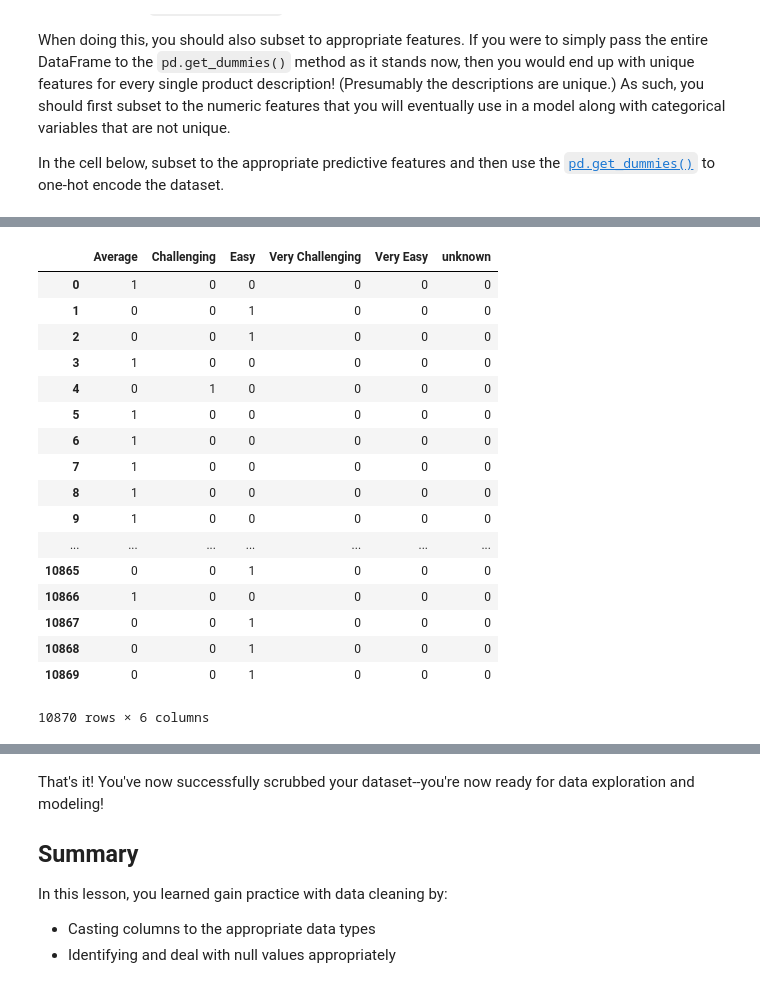
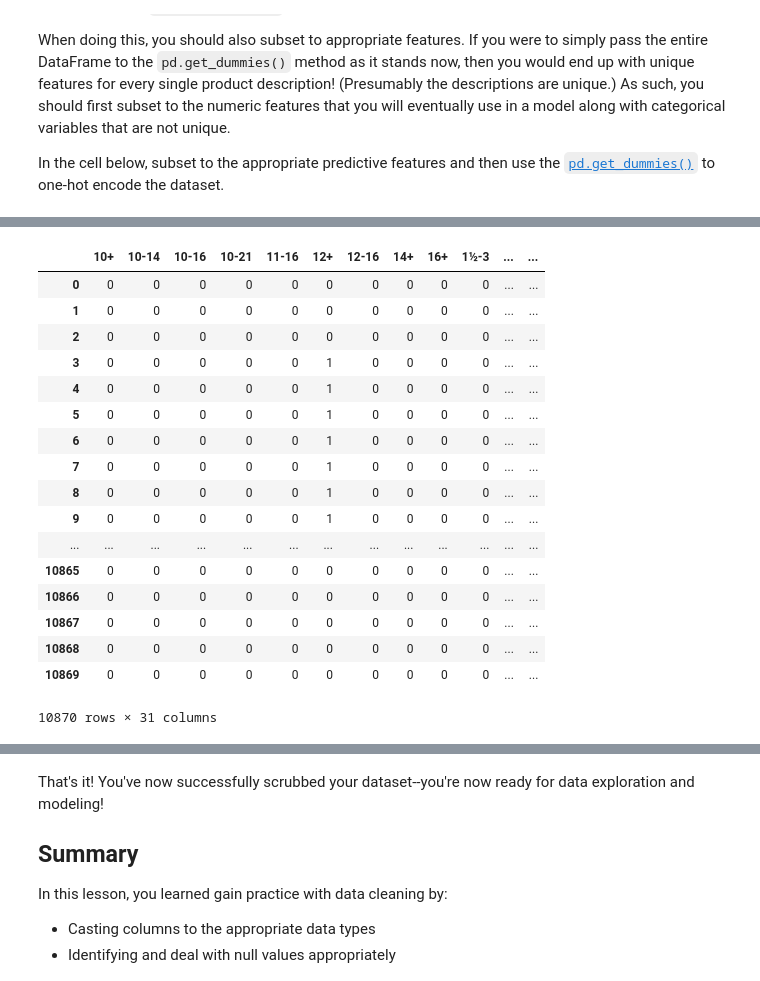
Before and after one commit to fleralle/dsc-scrubbing-and-cleaning-data-lab-houston-ds-042219, a Jupyter notebook: index.ipynb, the cells around one changed output, grey strips where cells are left out. Drawn from its saved outputs; the diff is of its cells as text; code cells hidden in the pictures.

```diff
--- a/index.ipynb
+++ b/index.ipynb
@@ -352,26 +352,26 @@ df.head()
 | 3 | 21030 | 12+ | 0.635296 | United States Capitol Building | Explore the architecture of the U... | Discover the architectural secret... | Architecture | US | 99.99 | ... |
 | 4 | 21035 | 12+ | 0.288812 | Solomon R. Guggenheim Museum® | Recreate the Solomon R. Guggenhei... | Discover the architectural secret... | Architecture | US | 79.99 | ... |
 # %%
-pd.get_dummies(df.age)
+pd.get_dummies(df.ages)
 # %% [output]
-|  | Average | Challenging | Easy | Very Challenging | Very Easy | unknown |
-| 0 | 1 | 0 | 0 | 0 | 0 | 0 |
-| 1 | 0 | 0 | 1 | 0 | 0 | 0 |
-| 2 | 0 | 0 | 1 | 0 | 0 | 0 |
-| 3 | 1 | 0 | 0 | 0 | 0 | 0 |
-| 4 | 0 | 1 | 0 | 0 | 0 | 0 |
-| 5 | 1 | 0 | 0 | 0 | 0 | 0 |
-| 6 | 1 | 0 | 0 | 0 | 0 | 0 |
-| 7 | 1 | 0 | 0 | 0 | 0 | 0 |
-| 8 | 1 | 0 | 0 | 0 | 0 | 0 |
-| 9 | 1 | 0 | 0 | 0 | 0 | 0 |
-| ... | ... | ... | ... | ... | ... | ... |
-| 10865 | 0 | 0 | 1 | 0 | 0 | 0 |
-| 10866 | 1 | 0 | 0 | 0 | 0 | 0 |
-| 10867 | 0 | 0 | 1 | 0 | 0 | 0 |
-| 10868 | 0 | 0 | 1 | 0 | 0 | 0 |
-| 10869 | 0 | 0 | 1 | 0 | 0 | 0 |
+|  | 10+ | 10-14 | 10-16 | 10-21 | 11-16 | 12+ | 12-16 | 14+ | 16+ | 1½-3 | ... | ... |
+| 0 | 0 | 0 | 0 | 0 | 0 | 0 | 0 | 0 | 0 | 0 | ... | ... |
+| 1 | 0 | 0 | 0 | 0 | 0 | 0 | 0 | 0 | 0 | 0 | ... | ... |
+| 2 | 0 | 0 | 0 | 0 | 0 | 0 | 0 | 0 | 0 | 0 | ... | ... |
+| 3 | 0 | 0 | 0 | 0 | 0 | 1 | 0 | 0 | 0 | 0 | ... | ... |
+| 4 | 0 | 0 | 0 | 0 | 0 | 1 | 0 | 0 | 0 | 0 | ... | ... |
+| 5 | 0 | 0 | 0 | 0 | 0 | 1 | 0 | 0 | 0 | 0 | ... | ... |
+| 6 | 0 | 0 | 0 | 0 | 0 | 1 | 0 | 0 | 0 | 0 | ... | ... |
+| 7 | 0 | 0 | 0 | 0 | 0 | 1 | 0 | 0 | 0 | 0 | ... | ... |
+| 8 | 0 | 0 | 0 | 0 | 0 | 1 | 0 | 0 | 0 | 0 | ... | ... |
+| 9 | 0 | 0 | 0 | 0 | 0 | 1 | 0 | 0 | 0 | 0 | ... | ... |
+| ... | ... | ... | ... | ... | ... | ... | ... | ... | ... | ... | ... | ... |
+| 10865 | 0 | 0 | 0 | 0 | 0 | 0 | 0 | 0 | 0 | 0 | ... | ... |
+| 10866 | 0 | 0 | 0 | 0 | 0 | 0 | 0 | 0 | 0 | 0 | ... | ... |
+| 10867 | 0 | 0 | 0 | 0 | 0 | 0 | 0 | 0 | 0 | 0 | ... | ... |
+| 10868 | 0 | 0 | 0 | 0 | 0 | 0 | 0 | 0 | 0 | 0 | ... | ... |
+| 10869 | 0 | 0 | 0 | 0 | 0 | 0 | 0 | 0 | 0 | 0 | ... | ... |
-10870 rows × 6 columns
+10870 rows × 31 columns
 # %%
 df.head()
 # %% [output]
```
